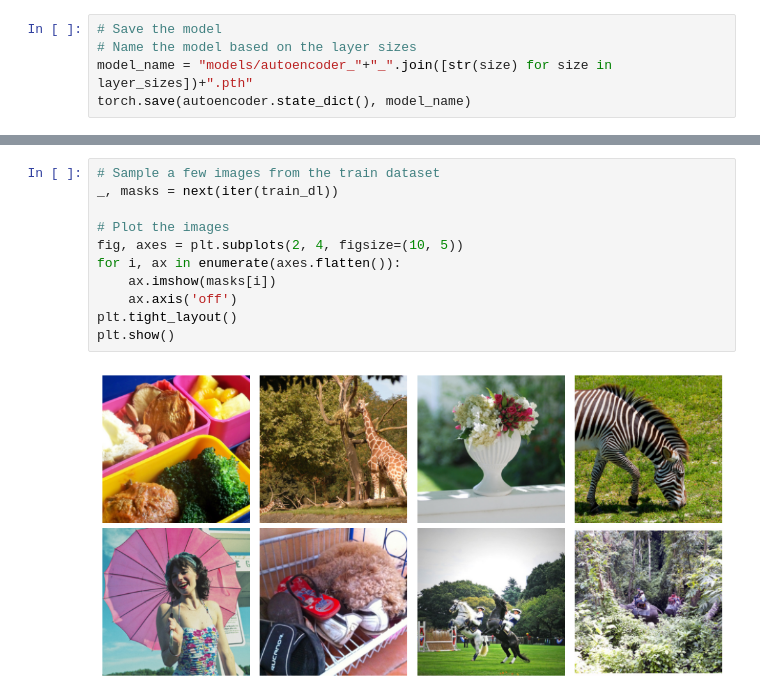
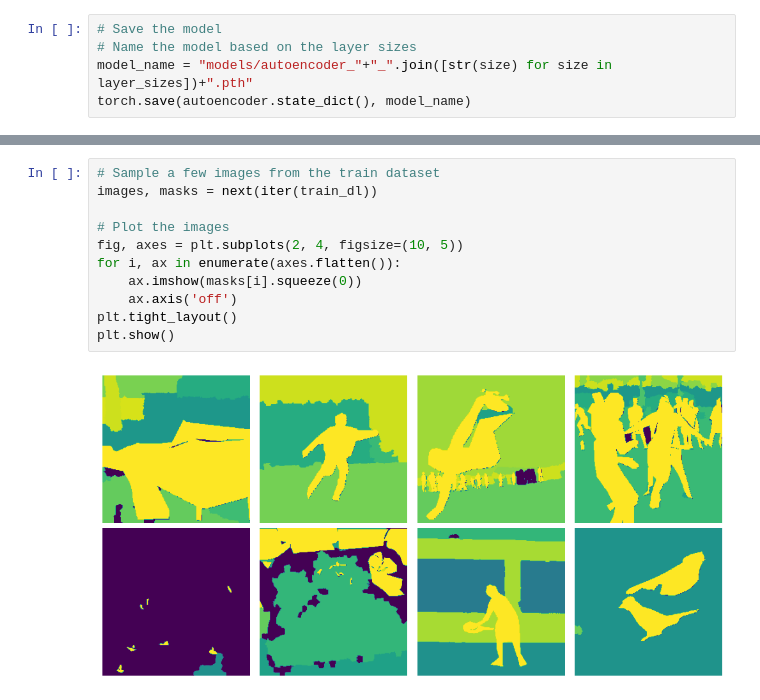
Before and after one commit to ValKobilaski/Style-Transfer, a Jupyter notebook: train_autoenc.ipynb, the cells around one changed output, grey strips where cells are left out. Saved outputs shown, nothing was run; the diff lists cells and outputs as text.

```diff
--- a/train_autoenc.ipynb
+++ b/train_autoenc.ipynb
@@ -164,16 +178,16 @@ plt.show()
 # %%
 # Sample a few images from the train dataset
-_, masks = next(iter(train_dl))
+images, masks = next(iter(train_dl))
 
 # Plot the images
 fig, axes = plt.subplots(2, 4, figsize=(10, 5))
 for i, ax in enumerate(axes.flatten()):
-    ax.imshow(masks[i])
+    ax.imshow(masks[i].squeeze(0))
     ax.axis('off')
 plt.tight_layout()
 plt.show()
 # %% [output]
-[figure, old version]
+[figure, new version]
 # %%
 # Plot the reconstructed images
 with torch.no_grad():
```
Also changed, not shown: parts of 7 cells of this notebook, 2 other files.
